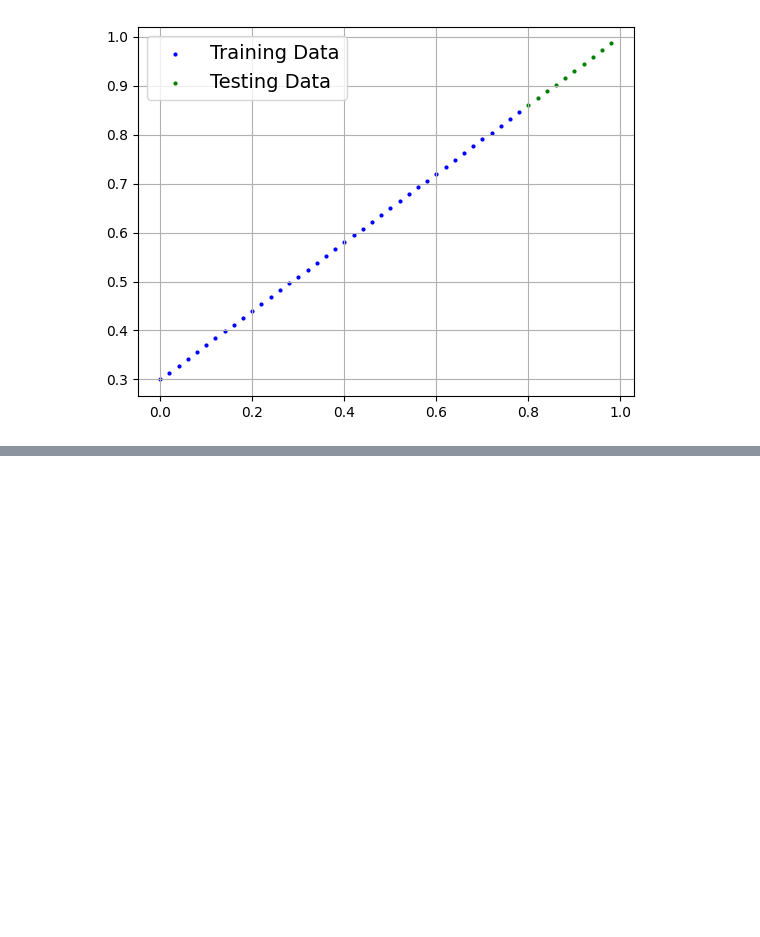
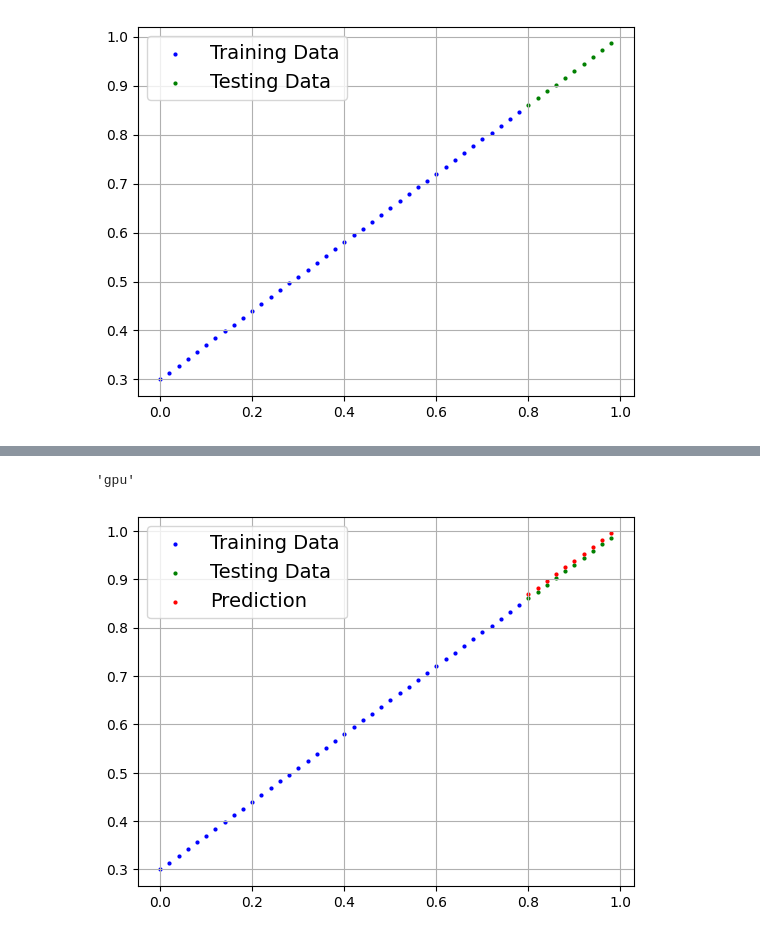
Before and after one commit to abhijeet0code/PyTorch-Learning, a Jupyter notebook: 01_pytorch_workflow.ipynb, the cells around one changed output, grey strips where cells are left out. Drawn from its saved outputs; the diff is of its cells as text; code cells hidden in the pictures; blank space fills up the shorter version.

```diff
--- a/01_pytorch_workflow.ipynb
+++ b/01_pytorch_workflow.ipynb
@@ -100,0 +184,8 @@ class LinearRegressionModel(nn.Module): # <- almost everything in PyTorch is a n
+# %%
+#Creating a loss function to get the loss of the model (Difference of prediction_value (^y) and the actual_value(y) is the loss of the model)
+
+loss_func=nn.L1Loss()
+
+#Optimizer is the algorithm to decide by how much changing the values(Increasing od Decreasing) of weights and the bias would affect the y(get closer to the actual value)
+optimizer=torch.optim.SGD(params=model_0.parameters(),
+                          lr=0.01)
@@ -100,0 +262,12 @@ class LinearRegressionModel(nn.Module): # <- almost everything in PyTorch is a n
+# %%
+# print(f"With the test_data {x_test} = {test_pred}")
+
+"gpu" if torch.cuda.is_available() else "cpu"
+# d=torch.cuda.device_count()
+# print(d)
+# %% [output]
+'gpu'
+# %%
+plot_predictions(predictions=test_pred)
+# %% [output]
+[figure, added]
```
Also changed, not shown: parts of 11 cells of this notebook, 1 other file.
